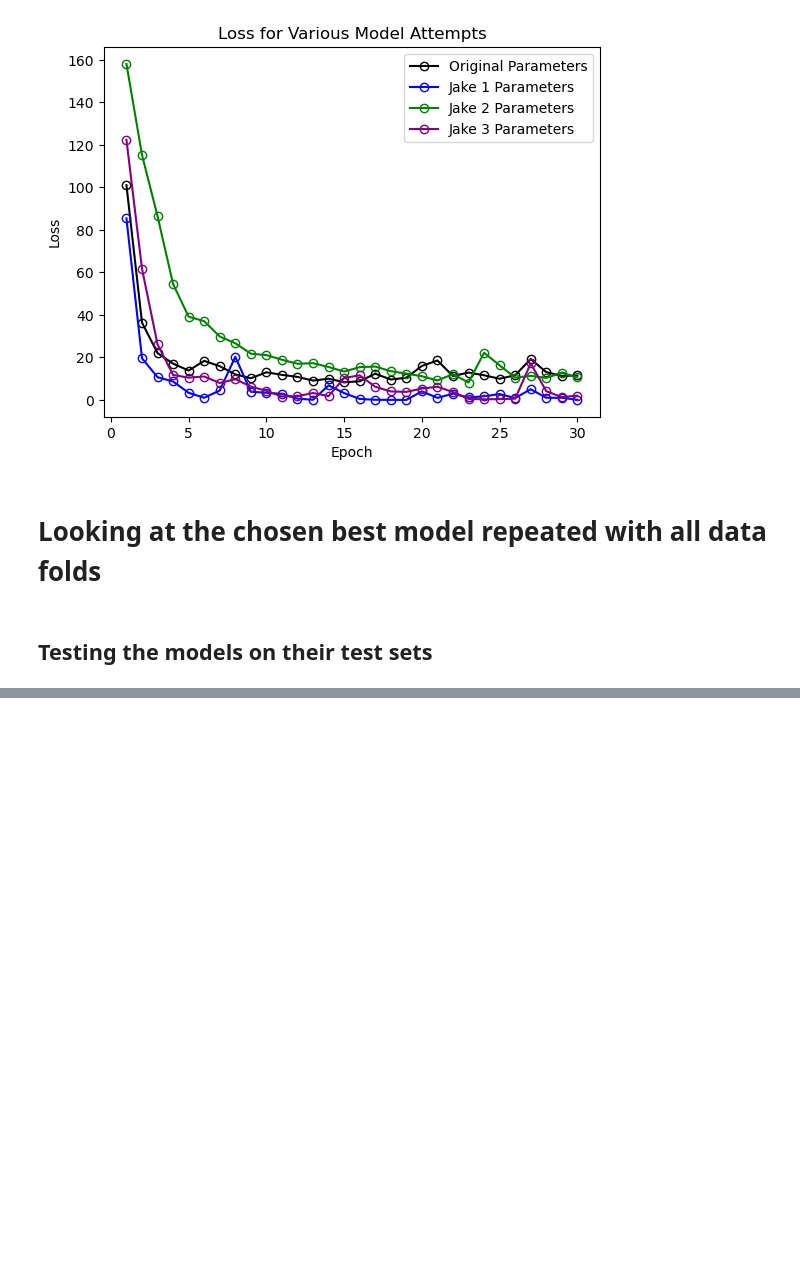
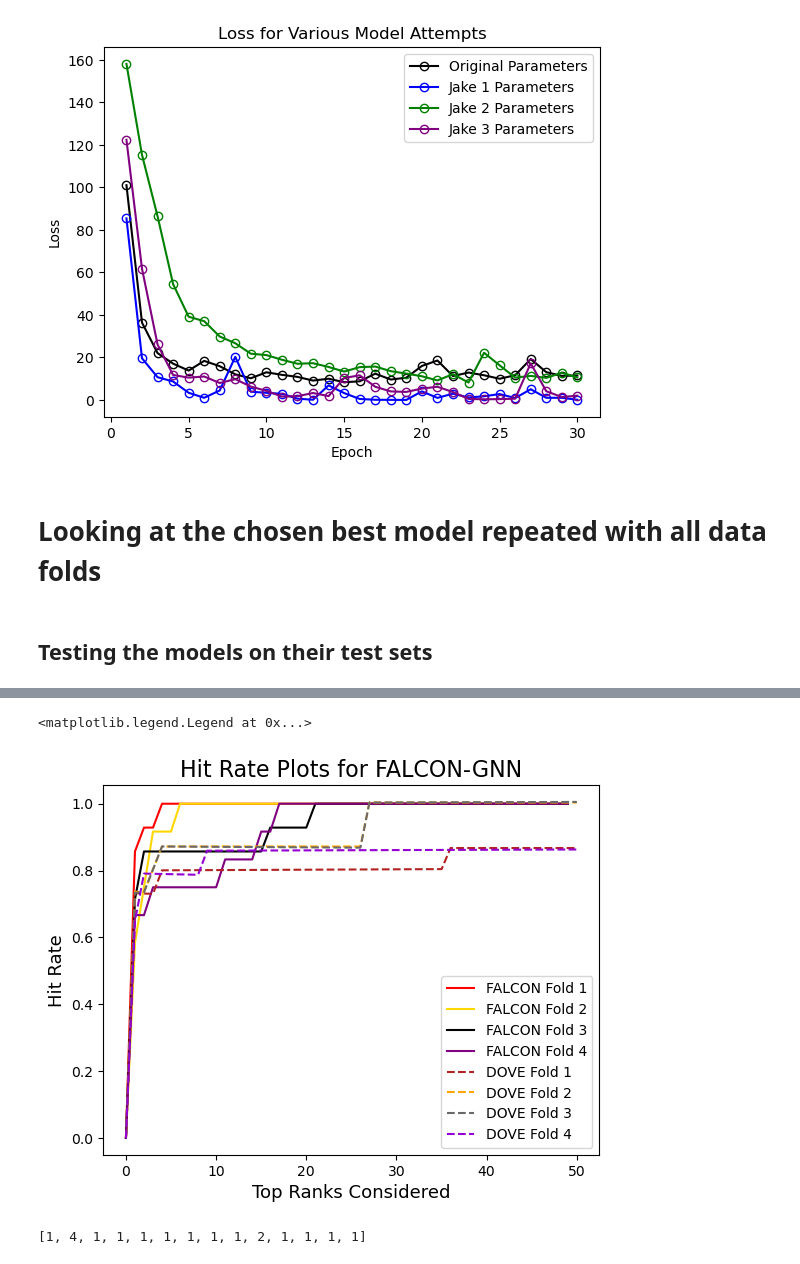
Before and after one commit to jakesumneryale/FALCON_GNN, a Jupyter notebook: FALCON_GNN_Data_Analysis.ipynb, the cells around one changed output, grey strips where cells are left out. Drawn from its saved outputs; the diff is of its cells as text; code cells hidden in the pictures; blank space fills up the shorter version.

```diff
--- a/FALCON_GNN_Data_Analysis.ipynb
+++ b/FALCON_GNN_Data_Analysis.ipynb
@@ -602,0 +663,19 @@ test_list_4, preds_4, y_4 = test_falcon_gnn(input_path, params, model_path)
+# %%
+## Reading in Data from original figure
+
+
+def read_in_csv(csv_file):
+    X, Y = [], []
+    for line in open(csv_file, "r"):
+        temp_x, temp_y = round(float(line.split(",")[0])), float(line.split(",")[1])
+        X.append(temp_x)
+        Y.append(temp_y)
+    Y[0] = 0
+    return X,Y
+
+os.chdir("/mnt/c/Users/jaket/Documents/GNN_DOVE_DATA/")
+
+a_x, a_y = read_in_csv("dove_GNN_fig_A.csv")
+b_x, b_y = read_in_csv("dove_GNN_fig_B.csv")
+c_x, c_y = read_in_csv("dove_GNN_fig_C.csv")
+d_x, d_y = read_in_csv("dove_GNN_fig_D.csv")
@@ -602,0 +686,35 @@ test_list_4, preds_4, y_4 = test_falcon_gnn(input_path, params, model_path)
+# %%
+## Plotting the hit rate
+
+def plot_cdf(fig, ax, data, bins, label = None, color = "black"):
+    '''
+    Plots the CDF
+    '''
+    count, bins_count = np.histogram(data, bins=bins)
+    pdf = count / sum(count)
+    cdf = np.cumsum(pdf)
+    ax.plot(bins_count[:-1], cdf, label=label, color = color)
+
+fig,ax = plt.subplots()
+bins = list(range(0, 51))
+plot_cdf(fig, ax, [ele[1] for ele in test2_ranks], bins, label = "FALCON Fold 1", color = "red")
+plot_cdf(fig, ax, [ele[1] for ele in test1_ranks], bins, label = "FALCON Fold 2", color = "gold")
+plot_cdf(fig, ax, [ele[1] for ele in test4_ranks], bins, label = "FALCON Fold 3", color = "black")
+plot_cdf(fig, ax, [ele[1] for ele in test3_ranks], bins, label = "FALCON Fold 4", color = "purple")
+
+ax.plot(a_x, a_y, label = "DOVE Fold 1", color = "firebrick", linestyle = "--")
+ax.plot(b_x, b_y, label = "DOVE Fold 2", color = "orange", linestyle = "--")
+ax.plot(c_x, c_y, label = "DOVE Fold 3", color = "dimgray", linestyle = "--")
+ax.plot(d_x, d_y, label = "DOVE Fold 4", color = "darkviolet", linestyle = "--")
+
+plt.ylabel("Hit Rate", fontsize = 13)
+plt.xlabel("Top Ranks Considered", fontsize = 13)
+plt.title("Hit Rate Plots for FALCON-GNN", fontsize = 16)
+plt.legend()
+# %% [output]
+<matplotlib.legend.Legend at 0x...>
+[figure, added]
+# %%
+[ele[1] for ele in test2_ranks]
+# %% [output]
+[1, 4, 1, 1, 1, 1, 1, 1, 1, 2, 1, 1, 1, 1]
```
Also changed, not shown: parts of 42 cells of this notebook, 1 other file.
